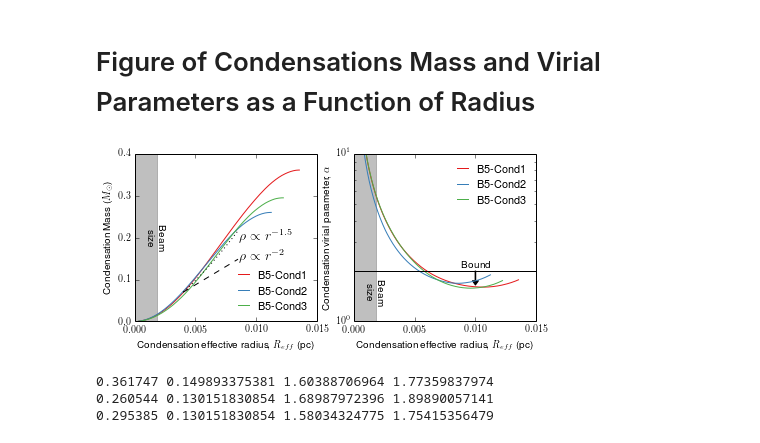
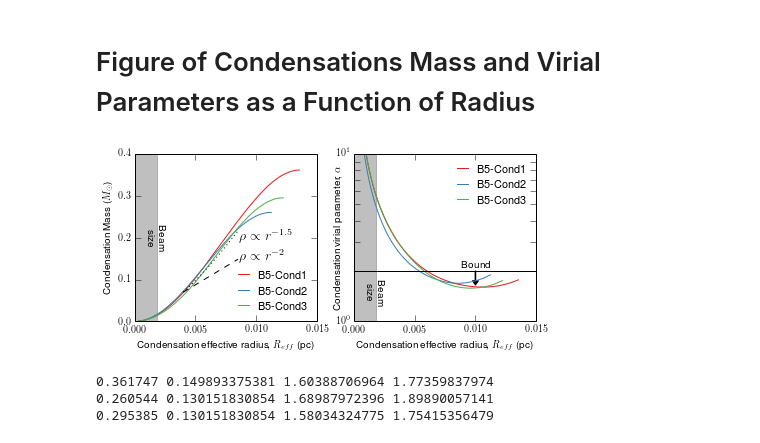
Before and after one commit to e-koch/B5_wide_multiple, a Jupyter notebook: B5_multiple_notebook_v0.9.ipynb, the cells around one changed output. Drawn from its saved outputs; the diff is of its cells as text; code cells hidden in the pictures.

Commit message:
Update M-R plot
-Bigger and larger tickmarks
-Improved position of y-label

```diff
--- a/B5_multiple_notebook_v0.9.ipynb
+++ b/B5_multiple_notebook_v0.9.ipynb
@@ -21,13 +21,13 @@ Load combined GBT and VLA data. This data set is created using GBT data as image
 
 Here I also setup some of the variables needed throughout the notebook. The condensations id are identified after exploring the dendrogram analysis off-line (interactively).
 # %%
-data_file='B5_VLA_GBT_model_11_mom0.fits'
-Tk_file='../compile_VLA_fit/B5_VLA_GBT_model_Tk_QA.fits'
-dv_file='../compile_VLA_fit/B5_VLA_GBT_model_dv_QA.fits'
-vc_file='../compile_VLA_fit/B5_VLA_GBT_model_vc_QA.fits'
+data_file='data/B5_VLA_GBT_model_11_mom0.fits'
+Tk_file='data/B5_VLA_GBT_model_Tk_QA.fits'
+dv_file='data/B5_VLA_GBT_model_dv_QA.fits'
+vc_file='data/B5_VLA_GBT_model_vc_QA.fits'
 
 #file_scuba2_in='../B5_450um_ext_v2_beam.fits'
-file_scuba2_in='../B5_450um_ext_v2_regrid_beam.fits'
+file_scuba2_in='data/B5_450um_ext_v2_regrid_beam.fits'
 
 # Load NH3 integrated intensity map
 hdu   =fits.open(data_file)
@@ -399,35 +399,39 @@ if draw_error:
 
 ax[1].set_ylim([1,10])
 ax[1].legend( frameon=False, scatterpoints=1, numpoints=1, prop={'size':11}, handlelength=1)
 
 ax[1].axhline(y=2, color='black')
 ax[1].text( 0.01, 2.1, 'Bound', horizontalalignment='center')
 ax[1].arrow(0.01, 2.0, 0.0, -0.25, fc='k', ec='k', head_width=0.0005, head_length=0.1, width=0.00005)
 
 ax[1].axvspan(0, 3*conv_ang, color='gray', alpha=0.5, zorder=1)
 ax[1].text( 3*conv_ang,     1.5, 'Beam', rotation=270., verticalalignment='center')
 ax[1].text( 3*conv_ang*0.5, 1.5, 'size', rotation=270., verticalalignment='center')
 ax[1].set_yscale("log")
 
 plt.setp( ax[0], xlabel="Condensation effective radius, $R_{eff}$ (pc)")
 plt.setp( ax[0], ylabel="Condensation Mass ($M_\\odot$)")
 plt.setp( ax[1], xlabel="Condensation effective radius, $R_{eff}$ (pc)")
-plt.setp( ax[1], ylabel="Condensation virial parameter, $\\alpha$")
+ax[1].set_ylabel("Condensation virial parameter, $\\alpha$", labelpad=-6)
 
 ax[0].locator_params(axis = 'both', nbins = 4)
 ax[1].locator_params(axis = 'x', nbins = 4)
+
+ax[0].tick_params(which='major', length=6)
+ax[1].tick_params(which='minor', length=6)
+ax[1].tick_params(which='major', axis='x', length=6)
 
 if draw_error:
     ax[0].set_ylim([0.0,0.42])
     ax[1].set_ylim([0.9,10])
 else:
     ax[0].set_ylim([0.0,0.4])
     ax[1].set_ylim([1.0,10])
 if save_figure:
     plt.savefig('B5_Mass_Alpha_Radius.pdf', bbox_inches='tight')
     plt.savefig('B5_Mass_Alpha_Radius.png', bbox_inches='tight', dpi=200)
 # %% [output]
-[figure, old version]
+[figure, new version]
 # %%
 print np.max(M_C1), np.max(eM_C1), np.min(alpha_C1), alpha_C1[-1]
 print np.max(M_C2), np.max(eM_C3), np.min(alpha_C2), alpha_C2[-1]
```
Also changed, not shown: parts of 1 cell of this notebook.
